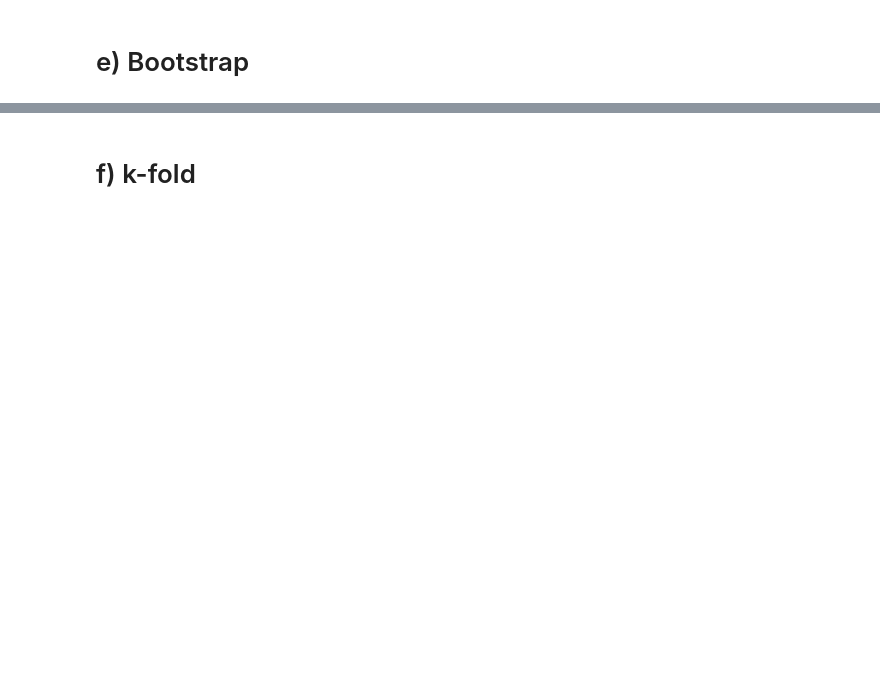
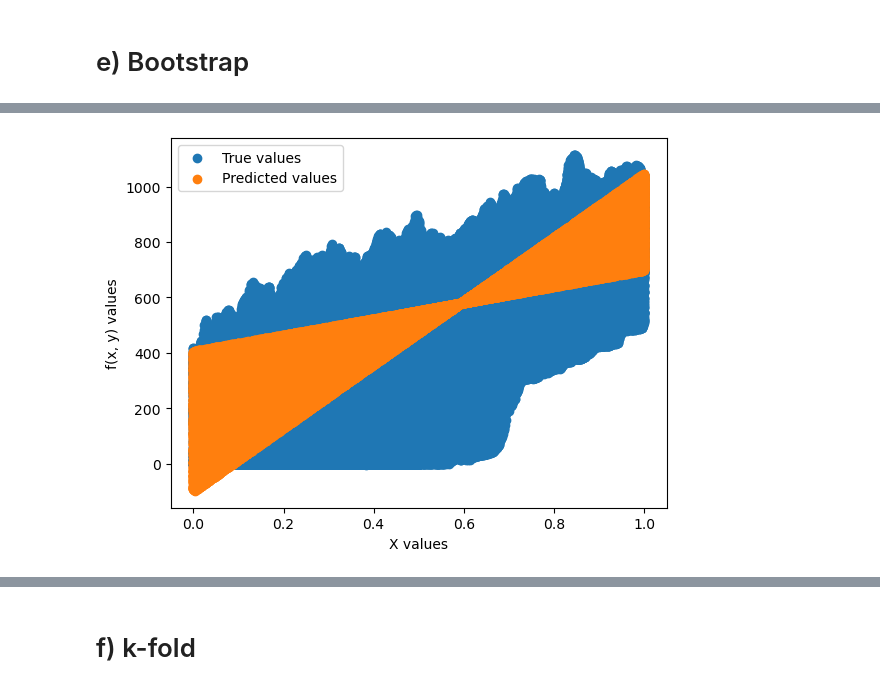
Before and after one commit to hellegje/fys-stk4155, a Jupyter notebook: Project1/2dProject.ipynb, the cells around one changed output, grey strips where cells are left out. Drawn from its saved outputs; the diff is of its cells as text; code cells hidden in the pictures; blank space fills up the shorter version.

```diff
--- a/Project1/2dProject.ipynb
+++ b/Project1/2dProject.ipynb
@@ -10,6 +10,7 @@ from imageio.v2 import imread
 from numpy.random import normal, uniform
 import sklearn.metrics as error
 from sklearn.preprocessing import PolynomialFeatures
+from sklearn.preprocessing import StandardScaler
 from sklearn import linear_model
 from sklearn.model_selection import KFold
 from sklearn.model_selection import train_test_split
@@ -39,14 +40,18 @@ def plot_3d(x, y, z, title):
     plt.show()
 
 #Make data
+n = 500
 x = np.arange(0, 1, 0.05)
 y = np.arange(0, 1, 0.05) + np.random.normal(0, 0.1, x.shape)
 
+# x = np.linspace(-1, 3, n)
+# y = np.linspace(-1, 3, n)
+
 x, y = np.meshgrid(x, y)
-z = frankes_function(x, y)
+z = frankes_function(x, y) #+ np.random.normal(0, 0.1, x.shape)
 
-#Test plot
-plot_3d(x, y, z, "Franke's Function Test Plot")
+# #Test plot
+# plot_3d(x, y, z, "Franke's Function Test Plot")
 
 #Real data
 #TODO: Smooth switch
@@ -438,0 +688,86 @@ Var: 0.7936616060414423
+# %%
+import matplotlib.pyplot as plt
+import numpy as np
+from sklearn.linear_model import LinearRegression
+from sklearn.preprocessing import PolynomialFeatures
+from sklearn.model_selection import train_test_split
+from sklearn.pipeline import make_pipeline
+from sklearn.utils import resample
+
+np.random.seed(2018)
+
+n = 500
+n_boostraps = 100
+degree = 18
+noise = 0.1
+
+# Create two-dimensional data set (x, y).
+# x = np.linspace(-1, 3, n)
+# y = np.linspace(-1, 3, n)
+# X = np.vstack((x, y)).T  # Combine x and y into a 2D feature matrix.
+
+# z = ((3/4)*np.exp((-1/4)*(9*x-2)**2-(1/4)*(9*y-2)**2)
+#     + ((3/4)*np.exp((-1/49)*(9*x+1)**2-(1/10)*(9*y+1)))
+#     + ((1/2)*np.exp((-1/4)*(9*x-7)**2-(1/4)*(9*y-3)**2))
+#     - ((1/5)*np.exp(-(9*x-4)**2-(9*y-7)**2))) + np.random.normal(0, 0.1, x.shape)
+
+# The target function f(x, y) can be a function of both x and y
+#z = np.exp(-x**2) + 1.5 * np.exp(-(y-2)**2) + np.random.normal(0, 0.1, x.shape)
+
+terrain = imread('SRTM_data_Norway_2.tif')
+
+N = 1000
+m = 5 # polynomial order
+terrain = terrain[:N,:N]
+# Creates mesh of image pixels
+x = np.linspace(0,1, np.shape(terrain)[0])
+y = np.linspace(0,1, np.shape(terrain)[1])
+
+x, y = np.meshgrid(x, y)
+X = np.vstack((x.ravel(), y.ravel())).T
+
+#X = np.vstack((x, y)).T
+z = terrain.ravel()
+
+# Split into train and test sets
+X_train, X_test, z_train, z_test = train_test_split(X, z, test_size=0.2)
+#poly = PolynomialFeatures(degree=3, interaction_only=True, include_bias=False)
+#X_poly = poly.fit_transform(X)
+# Combine polynomial transformation and linear regression model
+model = make_pipeline(PolynomialFeatures(degree=degree, interaction_only=True), LinearRegression(fit_intercept=False))
+
+# The following (m x n_boostraps) matrix holds the column vectors y_pred
+# for each bootstrap iteration.
+z_pred = np.empty((z_test.shape[0], n_boostraps))
+for i in range(n_boostraps):
+    X_, z_ = resample(X_train, z_train)
+
+    # Evaluate the new model on the same test data each time.
+    z_pred[:, i] = model.fit(X_, z_).predict(X_test).ravel()
+
+# Calculate error (mean squared error for each point)
+error = np.mean(np.mean((z_test.reshape(-1, 1) - z_pred)**2, axis=1))
+
+# Calculate bias^2 (squared difference between true values and the mean prediction)
+bias = np.mean((z_test.reshape(-1, 1) - np.mean(z_pred, axis=1, keepdims=True))**2)
+
+# Calculate variance (variance of predictions for each test point)
+variance = np.mean(np.var(z_pred, axis=1))
+
+# Calculate error, bias^2, and variance
+#error = np.mean(np.mean((z_test - z_pred)**2, axis=1, keepdims=True))
+#bias = np.mean((z_test - np.mean(z_pred, axis=1, keepdims=True))**2)
+#variance = np.mean(np.var(z_pred, axis=1, keepdims=True))
+print('Error:', error)
+print('Bias^2:', bias)
+print('Var:', variance)
+print('{} >= {} + {} = {}'.format(error, bias, variance, bias+variance))
+
+# Visualization
+plt.scatter(X_test[:, 0], z_test, label='True values')  # Plot test points
+plt.scatter(X_test[:, 0], np.mean(z_pred, axis=1), label='Predicted values')
+plt.xlabel('X values')
+plt.ylabel('f(x, y) values')
+plt.legend()
+plt.show()
+# %% [output]
@@ -438,0 +778 @@ Var: 0.7936616060414423
+[figure, added]
```
Also changed, not shown: parts of 15 cells of this notebook, 18 other files.
